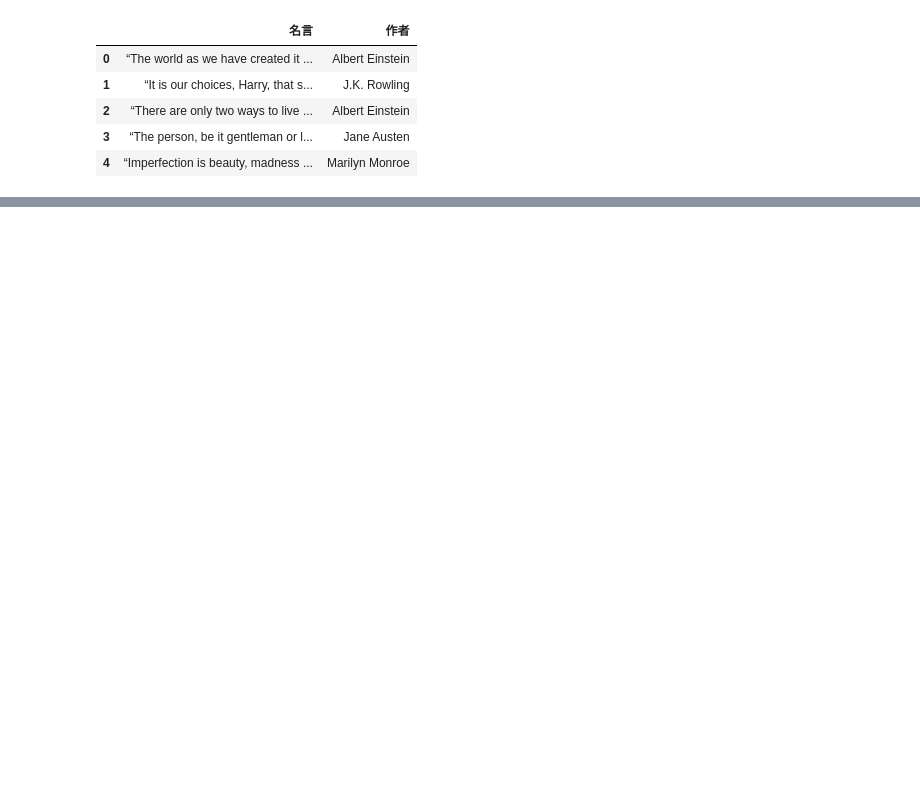
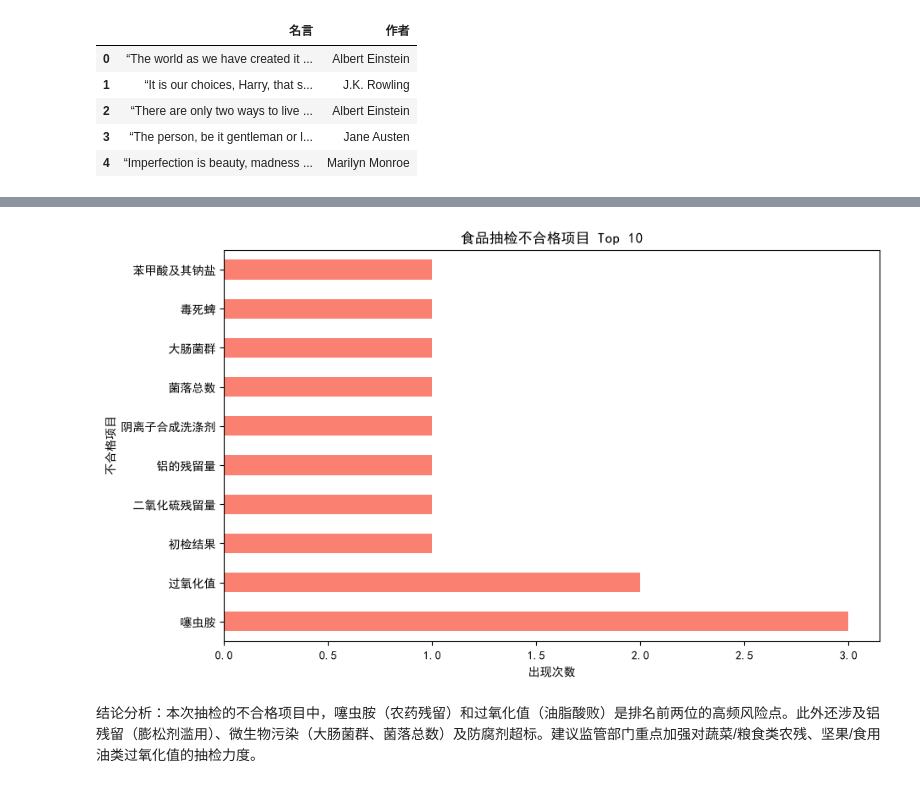
Before and after one commit to xiaowei123207/Food-Safety-Data-Analysis2, a Jupyter notebook: analyze.ipynb, the cells around one changed output, grey strips where cells are left out. Saved outputs shown, nothing was run; the diff lists cells and outputs as text; code cells hidden in the pictures; blank space fills up the shorter version.

```diff
--- a/analyze.ipynb
+++ b/analyze.ipynb
@@ -18,0 +72,3 @@ ImportError: `Import openpyxl` failed.  Use pip or conda to install the openpyxl
+# %%
+df_bad = pd.read_excel('shepinbuhege.xlsx', header=3)
+df_bad['样品名称'].value_counts().head(10)
@@ -18,0 +185,19 @@ ImportError: `Import openpyxl` failed.  Use pip or conda to install the openpyxl
+# %%
+import matplotlib.pyplot as plt
+plt.rcParams['font.sans-serif'] = ['SimHei']
+plt.rcParams['axes.unicode_minus'] = False
+
+df_bad['不合格项目||检验结果||标准值'].astype(str).str.extract(r'^([\u4e00-\u9fa5]+)')[0].value_counts().head(10).plot(kind='barh', figsize=(10, 6), color='salmon')
+
+plt.title('食品抽检不合格项目 Top 10')
+plt.xlabel('出现次数')
+plt.ylabel('不合格项目')
+
+
+plt.savefig('chart_top10.png', dpi=300, bbox_inches='tight')
+
+plt.show()
+# %% [output]
+[figure, added]
+# %% [markdown]
+结论分析：本次抽检的不合格项目中，噻虫胺（农药残留）和过氧化值（油脂酸败）是排名前两位的高频风险点。此外还涉及铝残留（膨松剂滥用）、微生物污染（大肠菌群、菌落总数）及防腐剂超标。建议监管部门重点加强对蔬菜/粮食类农残、坚果/食用油类过氧化值的抽检力度。
```
Also changed, not shown: parts of 18 cells of this notebook.
